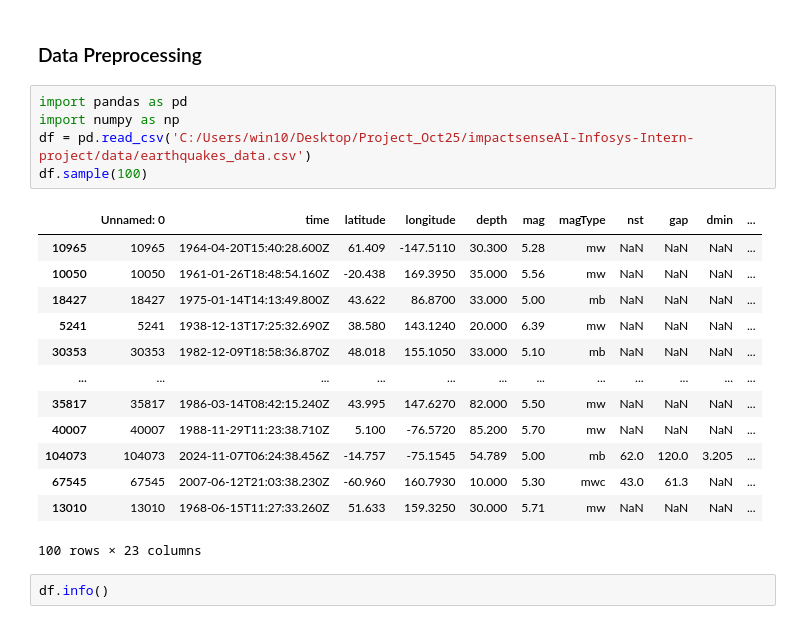
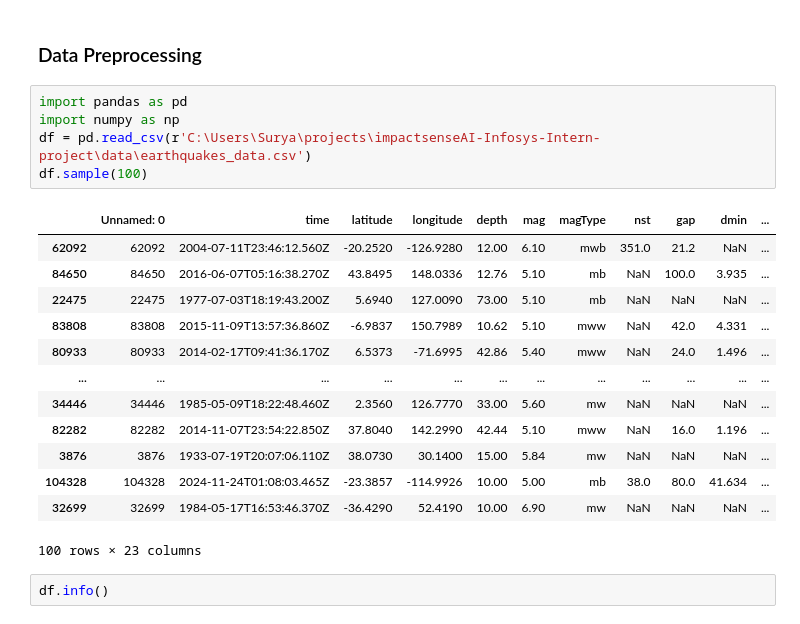
Before and after one commit to ImpactsenseAI-Intern-Project-OCT25/impactsenseAI-Infosys-Intern-project, a Jupyter notebook: milestone_2/week_3/Day_10/Data_preprocessing_v2.ipynb, the cells around one changed output. Saved outputs shown, nothing was run; the diff lists cells and outputs as text.

```diff
--- a/milestone_2/week_3/Day_10/Data_preprocessing_v2.ipynb
+++ b/milestone_2/week_3/Day_10/Data_preprocessing_v2.ipynb
@@ -3,21 +3,21 @@
 # %%
 import pandas as pd
 import numpy as np
-df = pd.read_csv('C:/Users/win10/Desktop/Project_Oct25/impactsenseAI-Infosys-Intern-project/data/earthquakes_data.csv')
+df = pd.read_csv(r'C:\Users\Surya\projects\impactsenseAI-Infosys-Intern-project\data\earthquakes_data.csv')
 df.sample(100)
 # %% [output]
 |  | Unnamed: 0 | time | latitude | longitude | depth | mag | magType | nst | gap | dmin | ... |
-| 10965 | 10965 | 1964-04-20T15:40:28.600Z | 61.409 | -147.5110 | 30.300 | 5.28 | mw | NaN | NaN | NaN | ... |
-| 10050 | 10050 | 1961-01-26T18:48:54.160Z | -20.438 | 169.3950 | 35.000 | 5.56 | mw | NaN | NaN | NaN | ... |
-| 18427 | 18427 | 1975-01-14T14:13:49.800Z | 43.622 | 86.8700 | 33.000 | 5.00 | mb | NaN | NaN | NaN | ... |
-| 5241 | 5241 | 1938-12-13T17:25:32.690Z | 38.580 | 143.1240 | 20.000 | 6.39 | mw | NaN | NaN | NaN | ... |
-| 30353 | 30353 | 1982-12-09T18:58:36.870Z | 48.018 | 155.1050 | 33.000 | 5.10 | mb | NaN | NaN | NaN | ... |
+| 62092 | 62092 | 2004-07-11T23:46:12.560Z | -20.2520 | -126.9280 | 12.00 | 6.10 | mwb | 351.0 | 21.2 | NaN | ... |
+| 84650 | 84650 | 2016-06-07T05:16:38.270Z | 43.8495 | 148.0336 | 12.76 | 5.10 | mb | NaN | 100.0 | 3.935 | ... |
+| 22475 | 22475 | 1977-07-03T18:19:43.200Z | 5.6940 | 127.0090 | 73.00 | 5.10 | mb | NaN | NaN | NaN | ... |
+| 83808 | 83808 | 2015-11-09T13:57:36.860Z | -6.9837 | 150.7989 | 10.62 | 5.10 | mww | NaN | 42.0 | 4.331 | ... |
+| 80933 | 80933 | 2014-02-17T09:41:36.170Z | 6.5373 | -71.6995 | 42.86 | 5.40 | mww | NaN | 24.0 | 1.496 | ... |
 | ... | ... | ... | ... | ... | ... | ... | ... | ... | ... | ... | ... |
-| 35817 | 35817 | 1986-03-14T08:42:15.240Z | 43.995 | 147.6270 | 82.000 | 5.50 | mw | NaN | NaN | NaN | ... |
-| 40007 | 40007 | 1988-11-29T11:23:38.710Z | 5.100 | -76.5720 | 85.200 | 5.70 | mw | NaN | NaN | NaN | ... |
-| 104073 | 104073 | 2024-11-07T06:24:38.456Z | -14.757 | -75.1545 | 54.789 | 5.00 | mb | 62.0 | 120.0 | 3.205 | ... |
-| 67545 | 67545 | 2007-06-12T21:03:38.230Z | -60.960 | 160.7930 | 10.000 | 5.30 | mwc | 43.0 | 61.3 | NaN | ... |
-| 13010 | 13010 | 1968-06-15T11:27:33.260Z | 51.633 | 159.3250 | 30.000 | 5.71 | mw | NaN | NaN | NaN | ... |
+| 34446 | 34446 | 1985-05-09T18:22:48.460Z | 2.3560 | 126.7770 | 33.00 | 5.60 | mw | NaN | NaN | NaN | ... |
+| 82282 | 82282 | 2014-11-07T23:54:22.850Z | 37.8040 | 142.2990 | 42.44 | 5.10 | mww | NaN | 16.0 | 1.196 | ... |
+| 3876 | 3876 | 1933-07-19T20:07:06.110Z | 38.0730 | 30.1400 | 15.00 | 5.84 | mw | NaN | NaN | NaN | ... |
+| 104328 | 104328 | 2024-11-24T01:08:03.465Z | -23.3857 | -114.9926 | 10.00 | 5.00 | mb | 38.0 | 80.0 | 41.634 | ... |
+| 32699 | 32699 | 1984-05-17T16:53:46.370Z | -36.4290 | 52.4190 | 10.00 | 6.90 | mw | NaN | NaN | NaN | ... |
 100 rows × 23 columns
 # %%
 df.info()
```
Also changed, not shown: parts of 2 cells of this notebook, 7 other files.
